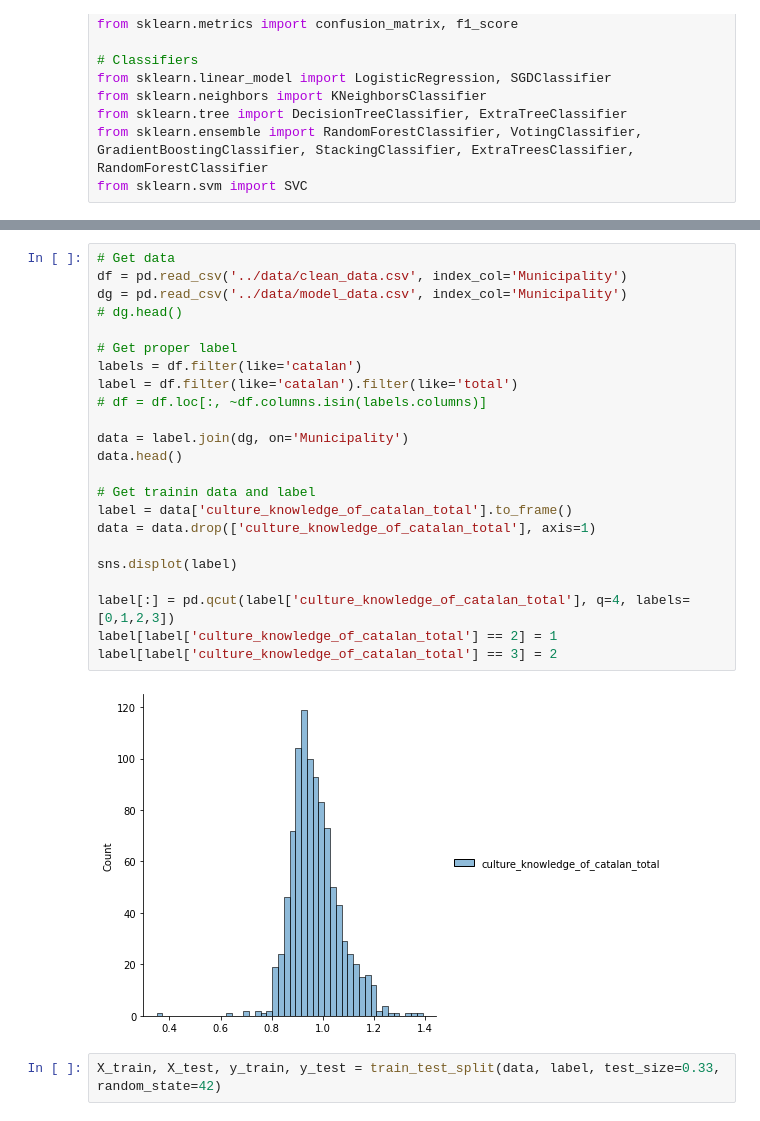
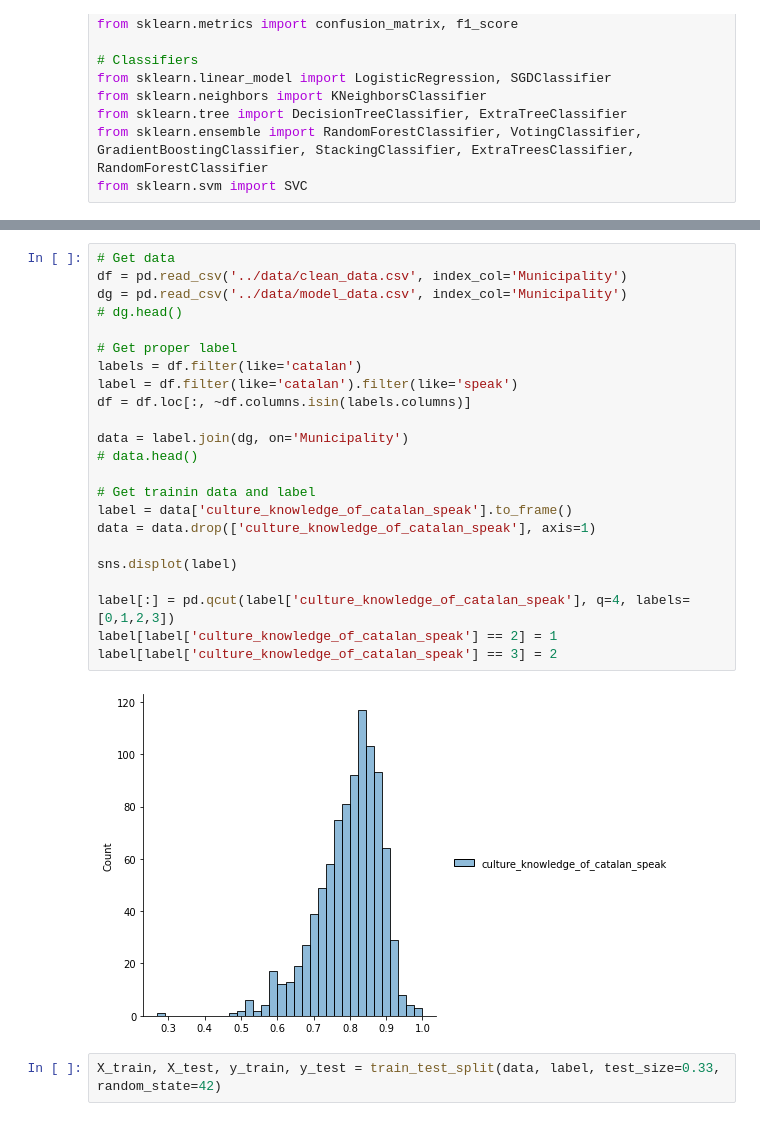
Before and after one commit to PimSchoolkate/CatalanLanguagePrediction, a Jupyter notebook: notebooks/03_models.ipynb, the cells around one changed output, grey strips where cells are left out. Cells and saved outputs as stored; diff of their text form.

```diff
--- a/notebooks/03_models.ipynb
+++ b/notebooks/03_models.ipynb
@@ -27,28 +37,28 @@ from sklearn.svm import SVC
 # %%
 # Get data
 df = pd.read_csv('../data/clean_data.csv', index_col='Municipality')
 dg = pd.read_csv('../data/model_data.csv', index_col='Municipality')
 # dg.head()
 
 # Get proper label
 labels = df.filter(like='catalan')
-label = df.filter(like='catalan').filter(like='total')
-# df = df.loc[:, ~df.columns.isin(labels.columns)]
+label = df.filter(like='catalan').filter(like='speak')
+df = df.loc[:, ~df.columns.isin(labels.columns)]
 
 data = label.join(dg, on='Municipality')
-data.head()
+# data.head()
 
 # Get trainin data and label
-label = data['culture_knowledge_of_catalan_total'].to_frame()
-data = data.drop(['culture_knowledge_of_catalan_total'], axis=1)
+label = data['culture_knowledge_of_catalan_speak'].to_frame()
+data = data.drop(['culture_knowledge_of_catalan_speak'], axis=1)
 
 sns.displot(label)
 
-label[:] = pd.qcut(label['culture_knowledge_of_catalan_total'], q=4, labels=[0,1,2,3])
-label[label['culture_knowledge_of_catalan_total'] == 2] = 1
-label[label['culture_knowledge_of_catalan_total'] == 3] = 2
+label[:] = pd.qcut(label['culture_knowledge_of_catalan_speak'], q=4, labels=[0,1,2,3])
+label[label['culture_knowledge_of_catalan_speak'] == 2] = 1
+label[label['culture_knowledge_of_catalan_speak'] == 3] = 2
 # %% [output]
-[figure, old version]
+[figure, new version]
 # %%
 X_train, X_test, y_train, y_test = train_test_split(data, label, test_size=0.33, random_state=42)
 # %% [markdown]
```
Also changed, not shown: parts of 3 cells of this notebook, 1 other file.
